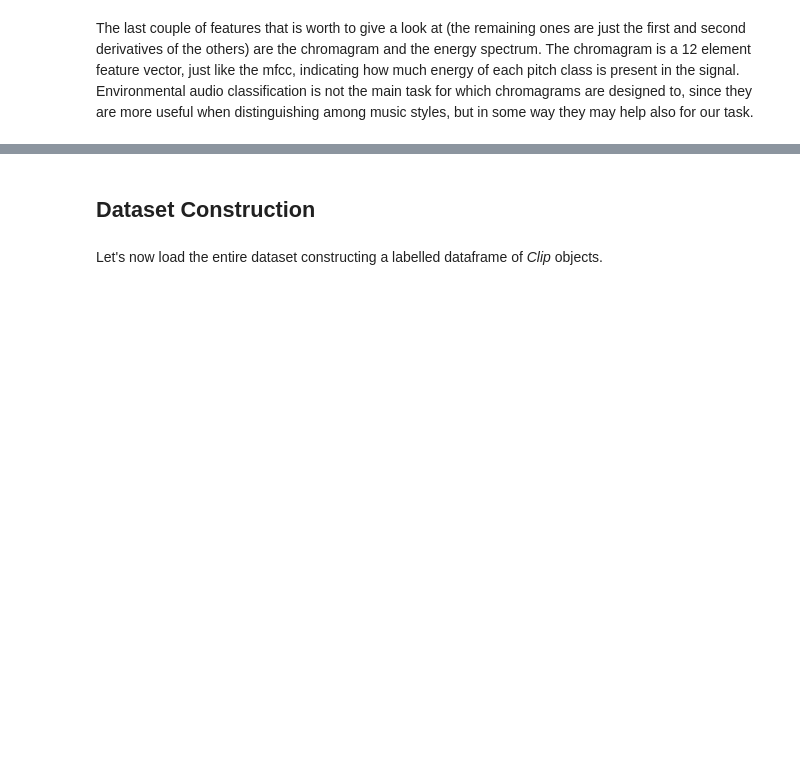
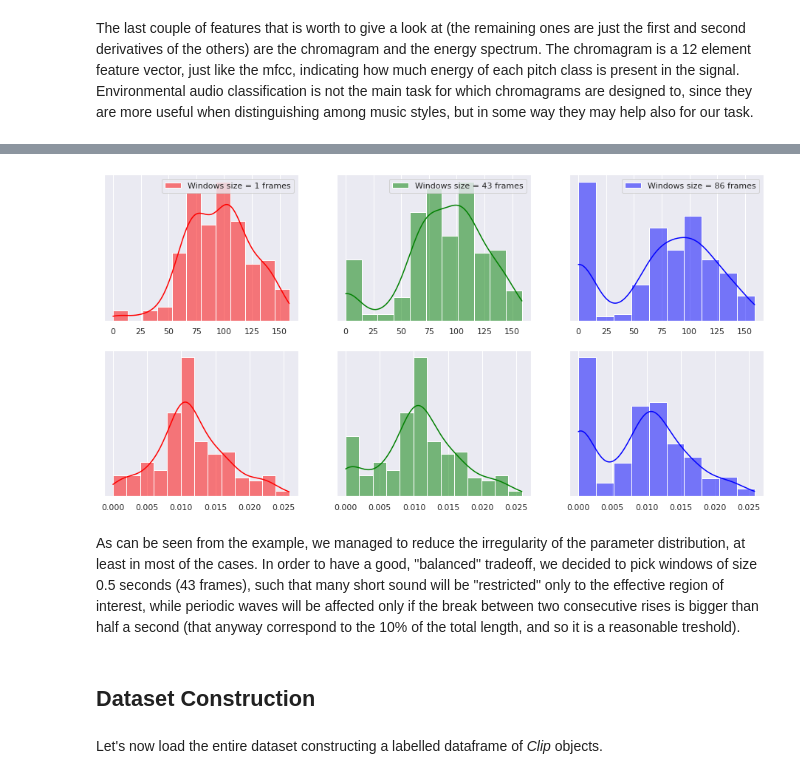
Before and after one commit to MattiaPujatti/Environmental-Sound-Classification, a Jupyter notebook: Environmental Sound Classification.ipynb, the cells around one changed output, grey strips where cells are left out. Drawn from its saved outputs; the diff is of its cells as text; code cells hidden in the pictures; blank space fills up the shorter version.

```diff
--- a/Environmental Sound Classification.ipynb
+++ b/Environmental Sound Classification.ipynb
@@ -601,3 +673,52 @@ ax[4].set_yticks([]);
+# %%
+def get_zero_windows(vector, window_size):
+    """This function takes in input a numerical 1D array and search in it for fixed sized sequences of zeros.
+    Then, it will return a vector a vector of booleans of the same size of the input one, to be used to
+    select such windows."""
+
+    temp = vector.copy()
+    # For conveniency, convert all the non-zero elements of the array into ones
+    temp[temp>(1e-6)] = 1
+    temp_str = ''.join(str(int(x)) for x in temp)
+    del temp
+    it = re.finditer(pattern='0{'+str(window_size)+'}', string=temp_str)
+
+    window_pattern = [False]*len(vector)
+
+    for index in [x.start() for x in it]:
+        window_pattern[index:index+window_size] = [True]*window_size
+
+    return window_pattern
+# %%
+fig, ax = plt.subplots(2, 3, figsize=(16,8))
+ax = ax.flatten()
+colors = ['red', 'green', 'blue']
+
+for i, time_w in enumerate([1/86., 0.5, 1]):
+
+    silent_window = get_zero_windows(vector=silent_clip.features['energy'].T, window_size=int(431//5*time_w))
+
+    s_mfcc1 = silent_clip.features['mfcc'][0].copy()
+    s_energy = silent_clip.features['energy'].flatten().copy()
+
+    s_mfcc1[silent_window] = np.nan
+    s_energy[silent_window] = np.nan
+
+    sns.histplot(s_mfcc1, kde=True, stat='density', color=colors[i], ax=ax[i],
+                 label='Windows size = ' + str(int(431//5*time_w)) + ' frames')
+    ax[i].set_yticks([])
+    ax[i].set_ylabel('')
+    ax[i].set_title('')
+    ax[i].legend()
+
+    sns.histplot(s_energy, kde=True, stat='density', color=colors[i], ax=ax[3+i])
+    ax[3+i].set_yticks([])
+    ax[3+i].set_ylabel('')
+    ax[3+i].set_title('')
+# %% [output]
+[figure, added]
+# %% [markdown]
+As can be seen from the example, we managed to reduce the irregularity of the parameter distribution, at least in most of the cases. In order to have a good, "balanced" tradeoff, we decided to pick windows of size 0.5 seconds (43 frames), such that many short sound will be "restricted" only to the effective region of interest, while periodic waves will be affected only if the break between two consecutive rises is bigger than half a second (that anyway correspond to the 10% of the total length, and so it is a reasonable treshold).
 # %% [markdown]
 ## Dataset Construction
 # %% [markdown]
```
Also changed, not shown: parts of 49 cells of this notebook, 2 other files.
